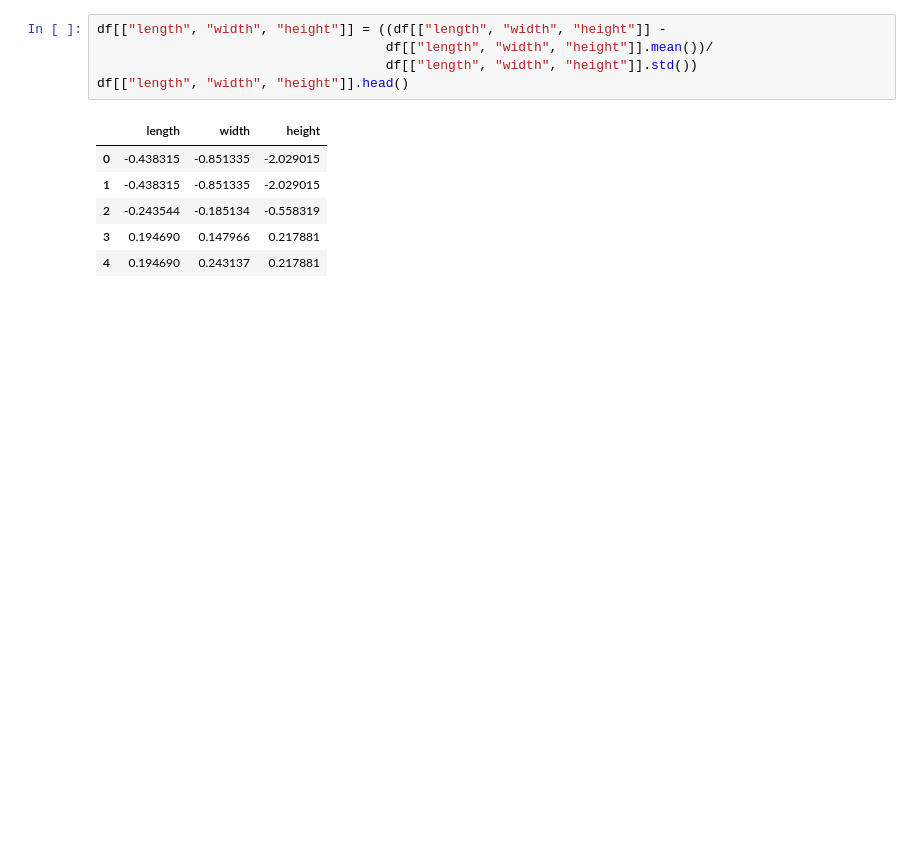
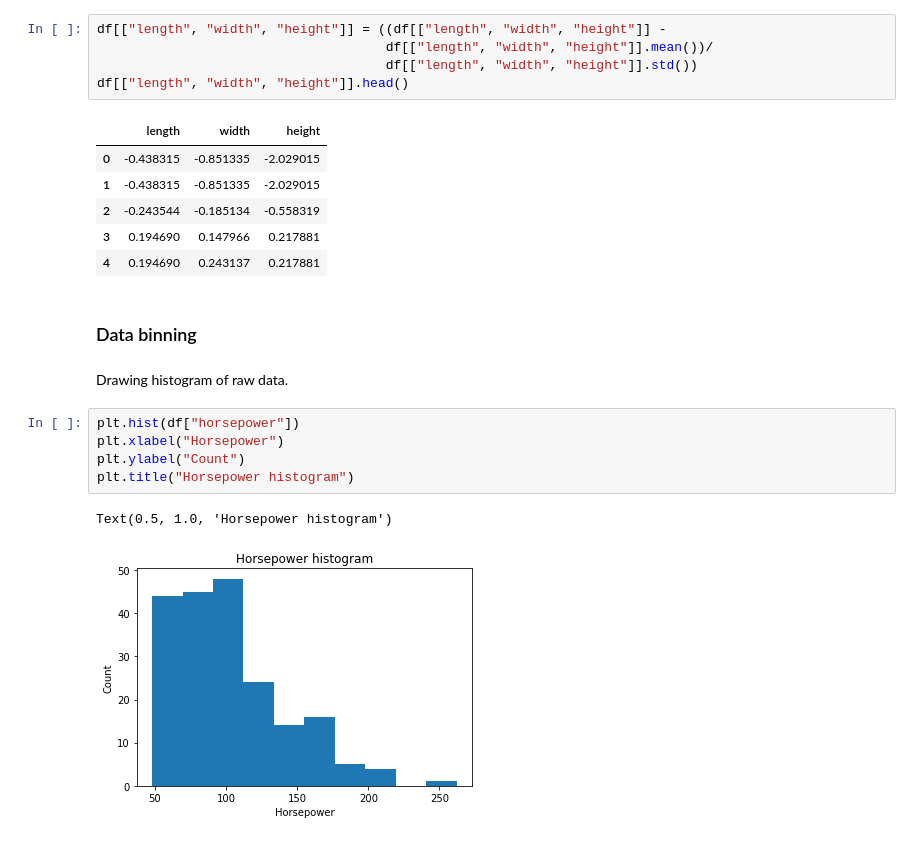
Before and after one commit to MehediEhteshum/CarPriceDataWranglingViz, a Jupyter notebook: CarPrice-DataWrangling&Viz.ipynb, the cells around one changed output. Cells and saved outputs as stored; diff of their text form; blank space fills up the shorter version.

Commit message:
Data binning

```diff
--- a/CarPrice-DataWrangling&Viz.ipynb
+++ b/CarPrice-DataWrangling&Viz.ipynb
@@ -230,3 +230,15 @@ df[["length", "width", "height"]].head()
 | 2 | -0.243544 | -0.185134 | -0.558319 |
 | 3 | 0.194690 | 0.147966 | 0.217881 |
 | 4 | 0.194690 | 0.243137 | 0.217881 |
+# %% [markdown]
+<h3>Data binning</h3>
+# %% [markdown]
+Drawing histogram of raw data.
+# %%
+plt.hist(df["horsepower"])
+plt.xlabel("Horsepower")
+plt.ylabel("Count")
+plt.title("Horsepower histogram")
+# %% [output]
+Text(0.5, 1.0, 'Horsepower histogram')
+[figure, added]
```
Also changed, not shown: parts of 6 cells of this notebook.
